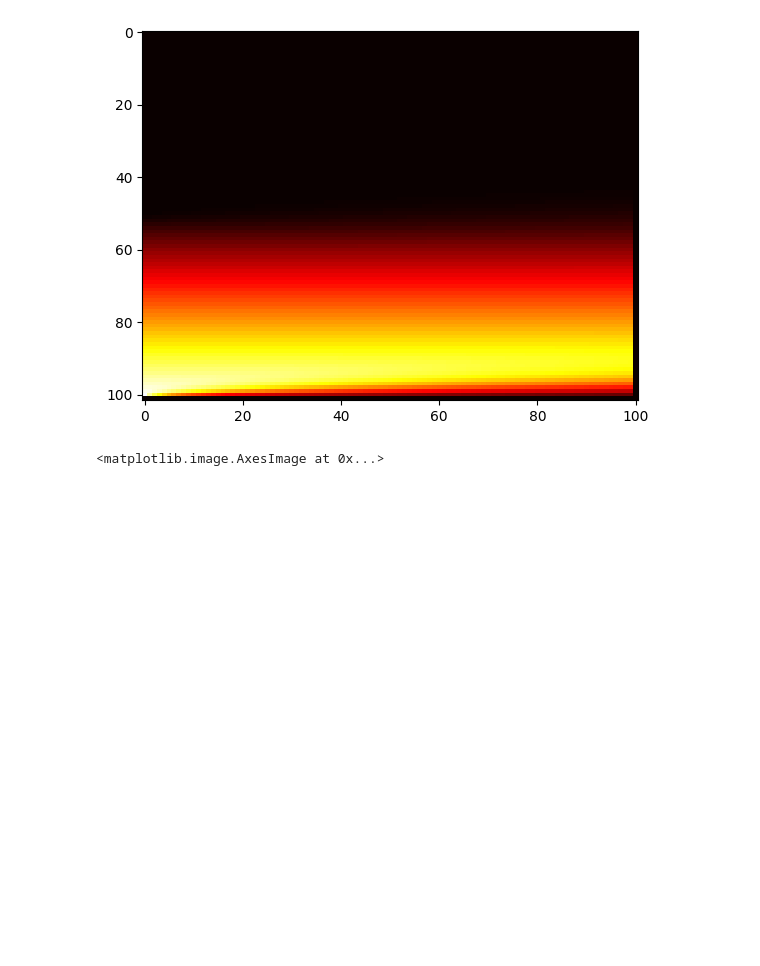
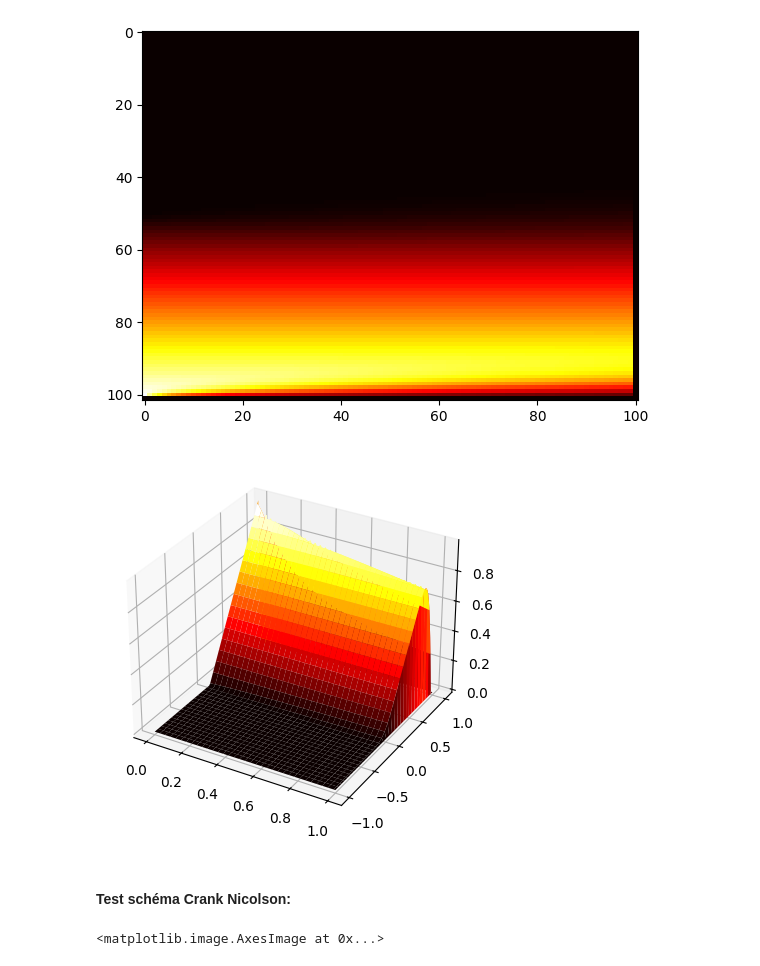
Before and after one commit to mohameml/EDP-ENSIMAG, a Jupyter notebook: TP1/src/main.ipynb, the cells around one changed output. Drawn from its saved outputs; the diff is of its cells as text; code cells hidden in the pictures; blank space fills up the shorter version.

```diff
--- a/TP1/src/main.ipynb
+++ b/TP1/src/main.ipynb
@@ -105,6 +127,12 @@ plt.imshow(U_implicite, cmap='hot', aspect='auto', interpolation='none')
 # %% [output]
 <matplotlib.image.AxesImage at 0x...>
 [figure]
+# %%
+plot_3d(N , M , a , b , T , U_implicite)
+# %% [output]
+[figure, added]
+# %% [markdown]
+#### Test schéma Crank Nicolson:
 # %%
 
 U_crank_nicolson = schema(N , M , phi , alpha , beta , a , b , T , sigma , update_crank_nicolson)
```
Also changed, not shown: parts of 15 cells of this notebook.
